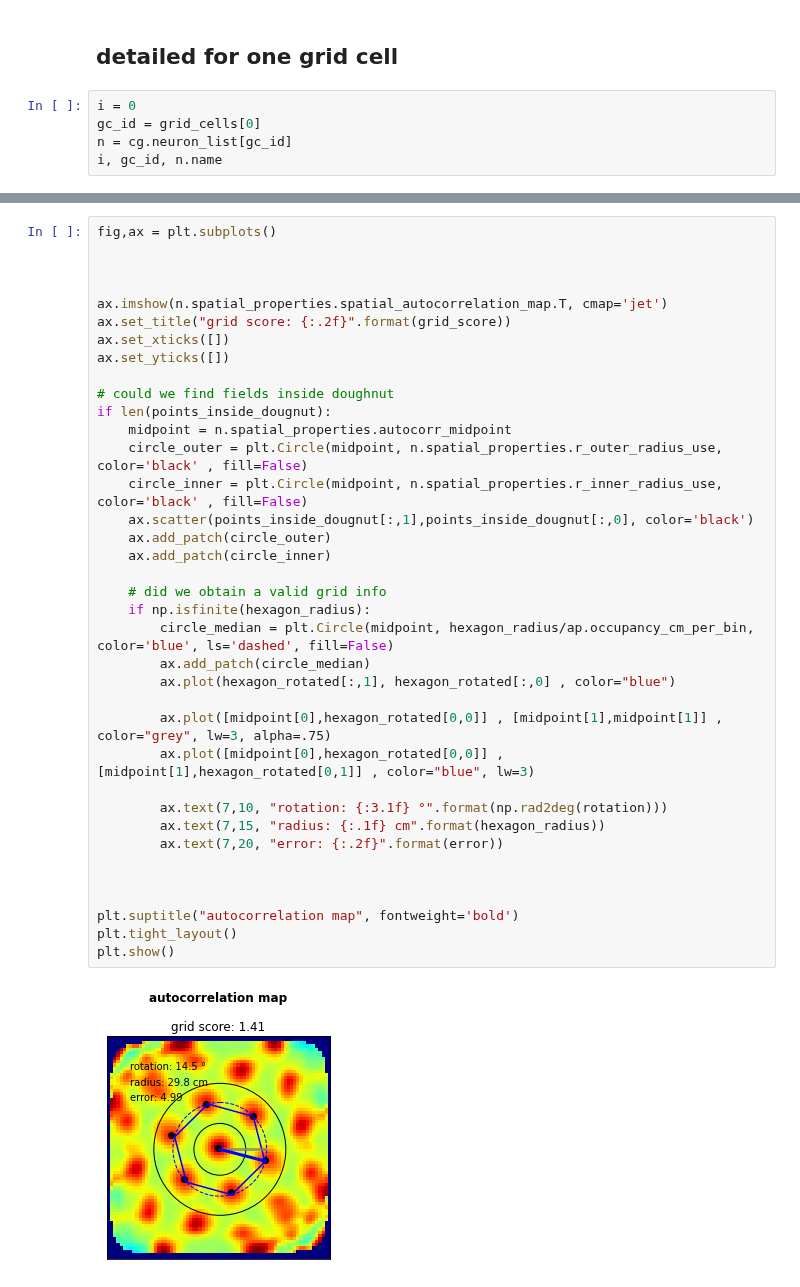
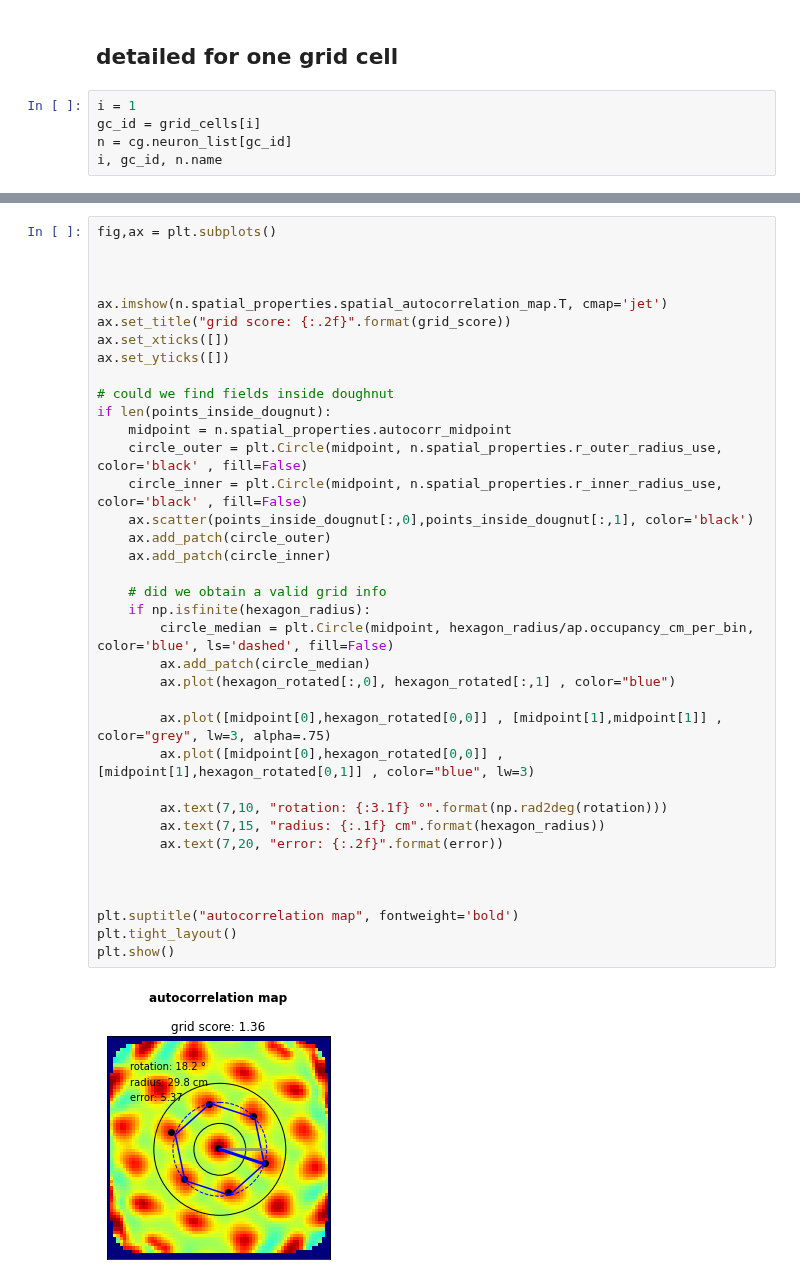
Before and after one commit to kevin-allen/spikeA, a Jupyter notebook: docs_notebooks/gridcell_metrics.ipynb, the cells around one changed output, grey strips where cells are left out. Saved outputs shown, nothing was run; the diff lists cells and outputs as text.

Commit message:
grid cell info

```diff
--- a/docs_notebooks/gridcell_metrics.ipynb
+++ b/docs_notebooks/gridcell_metrics.ipynb
@@ -233,8 +233,8 @@ rotation: 14.3°
 # %% [markdown]
 ## detailed for one grid cell
 # %%
-i = 0
-gc_id = grid_cells[0]
+i = 1
+gc_id = grid_cells[i]
 n = cg.neuron_list[gc_id]
 i, gc_id, n.name
 # %% [output]
@@ -281,33 +281,33 @@ ax.imshow(n.spatial_properties.spatial_autocorrelation_map.T, cmap='jet')
 ax.set_title("grid score: {:.2f}".format(grid_score))
 ax.set_xticks([])
 ax.set_yticks([])
 
 # could we find fields inside doughnut
 if len(points_inside_dougnut):
     midpoint = n.spatial_properties.autocorr_midpoint
     circle_outer = plt.Circle(midpoint, n.spatial_properties.r_outer_radius_use, color='black' , fill=False)
     circle_inner = plt.Circle(midpoint, n.spatial_properties.r_inner_radius_use, color='black' , fill=False)
-    ax.scatter(points_inside_dougnut[:,1],points_inside_dougnut[:,0], color='black')
+    ax.scatter(points_inside_dougnut[:,0],points_inside_dougnut[:,1], color='black')
     ax.add_patch(circle_outer)
     ax.add_patch(circle_inner)
 
     # did we obtain a valid grid info
     if np.isfinite(hexagon_radius):
         circle_median = plt.Circle(midpoint, hexagon_radius/ap.occupancy_cm_per_bin, color='blue', ls='dashed', fill=False)
         ax.add_patch(circle_median)
-        ax.plot(hexagon_rotated[:,1], hexagon_rotated[:,0] , color="blue")
+        ax.plot(hexagon_rotated[:,0], hexagon_rotated[:,1] , color="blue")
 
         ax.plot([midpoint[0],hexagon_rotated[0,0]] , [midpoint[1],midpoint[1]] , color="grey", lw=3, alpha=.75)
         ax.plot([midpoint[0],hexagon_rotated[0,0]] , [midpoint[1],hexagon_rotated[0,1]] , color="blue", lw=3)
 
         ax.text(7,10, "rotation: {:3.1f} °".format(np.rad2deg(rotation)))
         ax.text(7,15, "radius: {:.1f} cm".format(hexagon_radius))
         ax.text(7,20, "error: {:.2f}".format(error))
 
 
 
 plt.suptitle("autocorrelation map", fontweight='bold')
 plt.tight_layout()
 plt.show()
 # %% [output]
-[figure, old version]
+[figure, new version]
```
Also changed, not shown: parts of 8 cells of this notebook, 1 other file.
